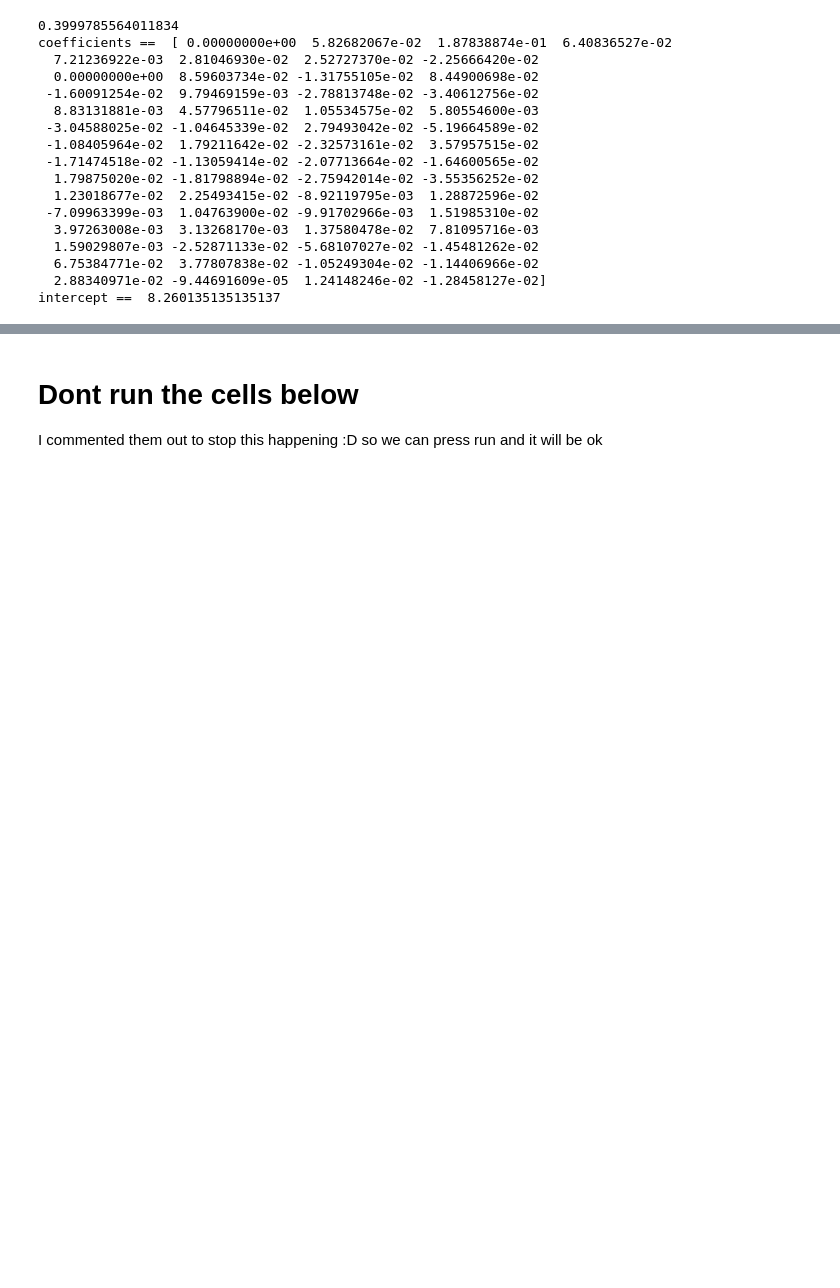
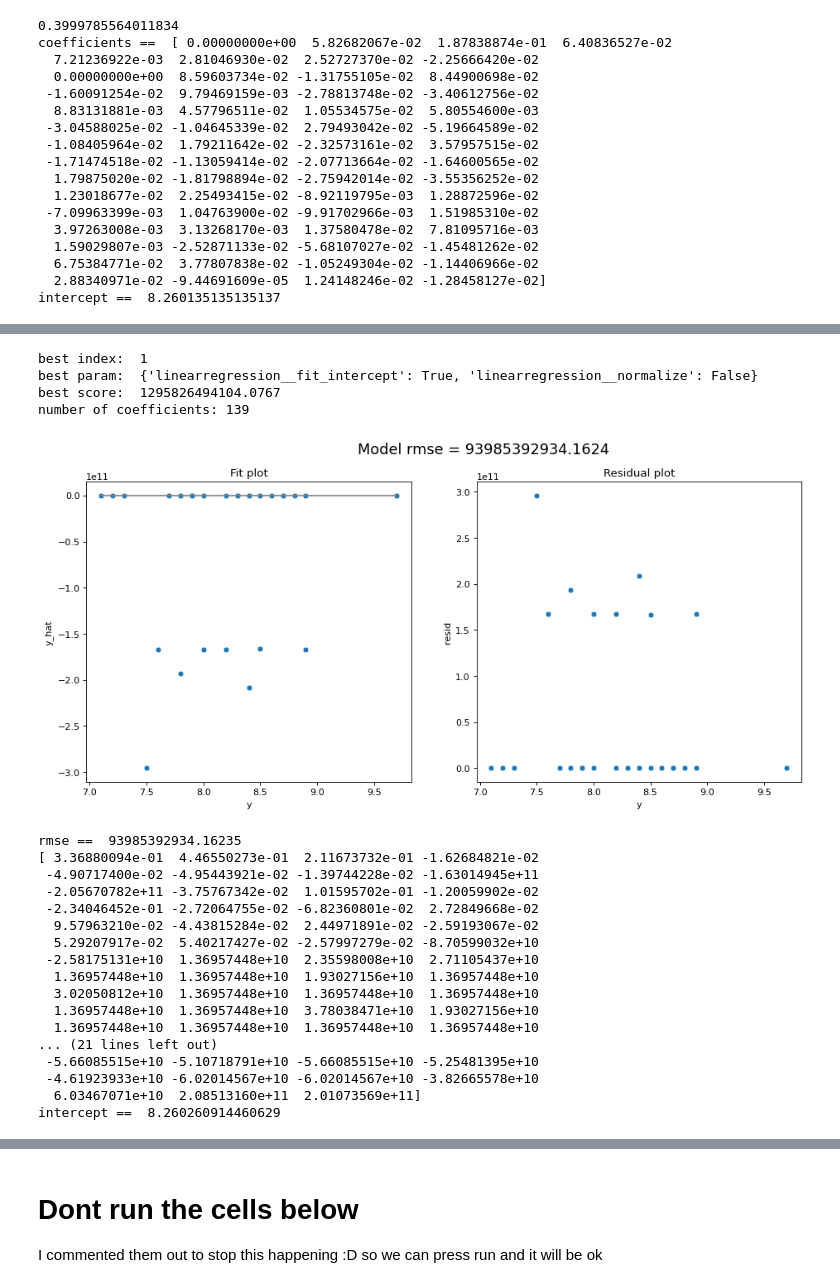
Before and after one commit to s2133934/ML_python_project1, a Jupyter notebook: project1.ipynb, the cells around one changed output, grey strips where cells are left out. Drawn from its saved outputs; the diff is of its cells as text; code cells hidden in the pictures; blank space fills up the shorter version.

```diff
--- a/project1.ipynb
+++ b/project1.ipynb
@@ -736,0 +771,25 @@ intercept ==  8.260135135135137
+# %%
+run_linear_regr_standardisation(ceci_)
+# %% [output]
+best index:  1
+best param:  {'linearregression__fit_intercept': True, 'linearregression__normalize': False}
+best score:  1295826494104.0767
+number of coefficients: 139
+[figure, added]
+rmse ==  93985392934.16235
+[ 3.36880094e-01  4.46550273e-01  2.11673732e-01 -1.62684821e-02
+ -4.90717400e-02 -4.95443921e-02 -1.39744228e-02 -1.63014945e+11
+ -2.05670782e+11 -3.75767342e-02  1.01595702e-01 -1.20059902e-02
+ -2.34046452e-01 -2.72064755e-02 -6.82360801e-02  2.72849668e-02
+  9.57963210e-02 -4.43815284e-02  2.44971891e-02 -2.59193067e-02
+  5.29207917e-02  5.40217427e-02 -2.57997279e-02 -8.70599032e+10
+ -2.58175131e+10  1.36957448e+10  2.35598008e+10  2.71105437e+10
+  1.36957448e+10  1.36957448e+10  1.93027156e+10  1.36957448e+10
+  3.02050812e+10  1.36957448e+10  1.36957448e+10  1.36957448e+10
+  1.36957448e+10  1.36957448e+10  3.78038471e+10  1.93027156e+10
+  1.36957448e+10  1.36957448e+10  1.36957448e+10  1.36957448e+10
+... (21 lines left out)
+ -5.66085515e+10 -5.10718791e+10 -5.66085515e+10 -5.25481395e+10
+ -4.61923933e+10 -6.02014567e+10 -6.02014567e+10 -3.82665578e+10
+  6.03467071e+10  2.08513160e+11  2.01073569e+11]
+intercept ==  8.260260914460629
```
Also changed, not shown: parts of 8 cells of this notebook.
